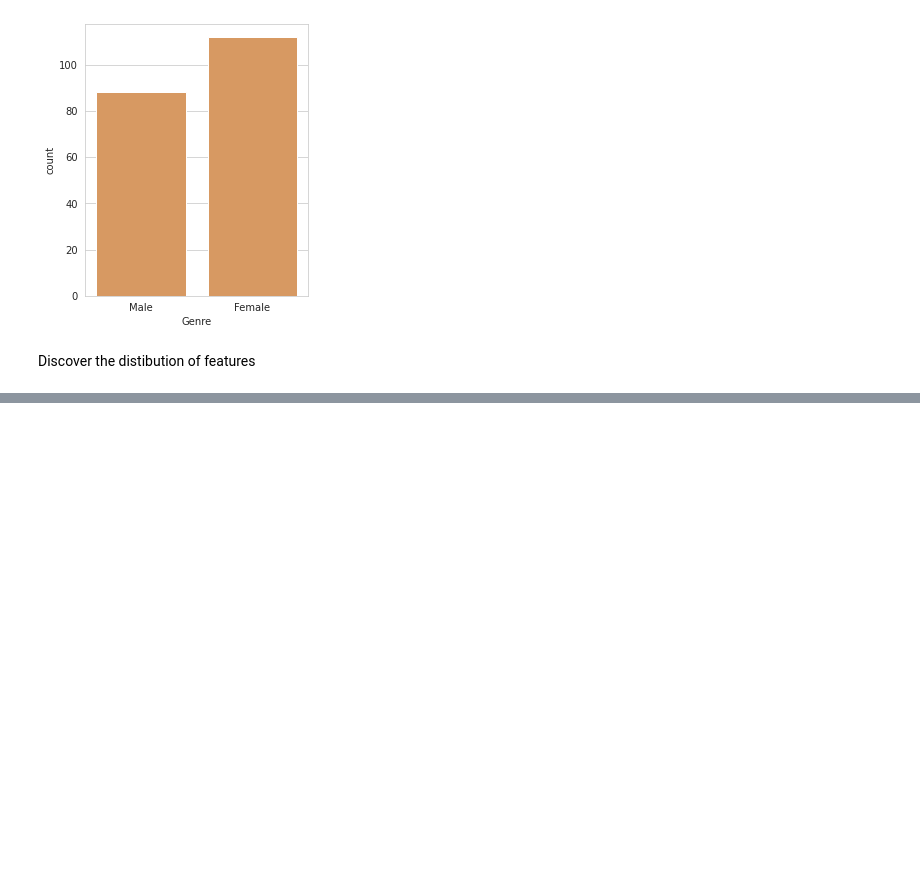
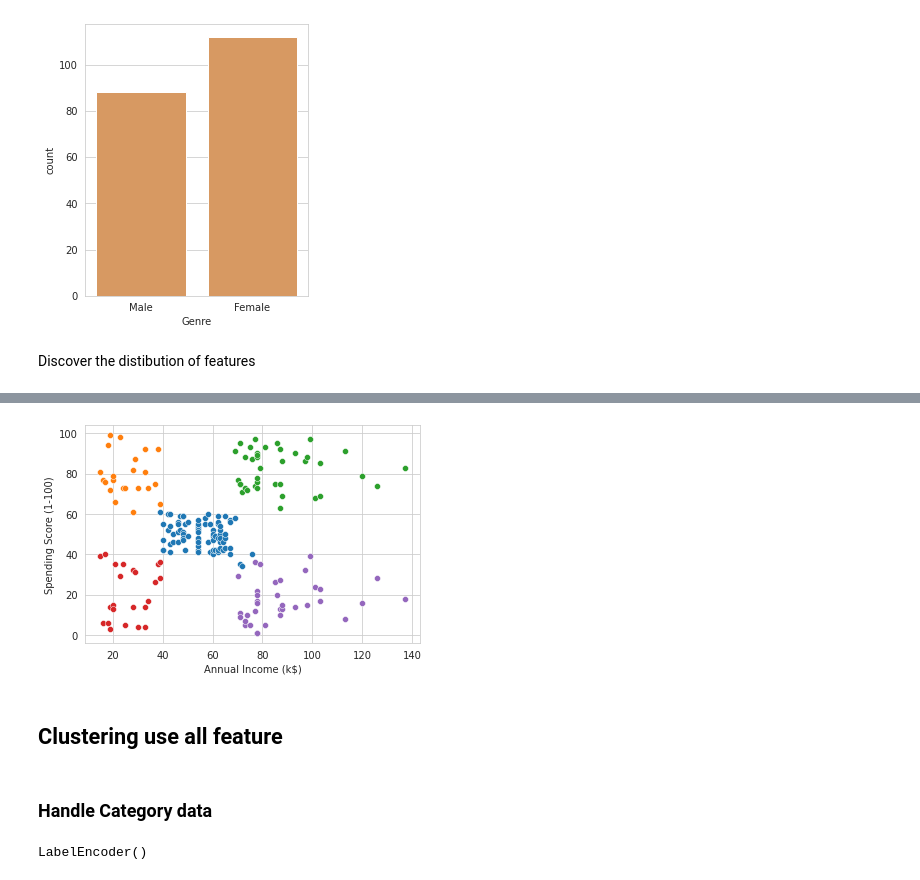
Before and after one commit to truongthuanr/self-learning-project, a Jupyter notebook: 03_MallCustomer.ipynb, the cells around one changed output, grey strips where cells are left out. Drawn from its saved outputs; the diff is of its cells as text; code cells hidden in the pictures; blank space fills up the shorter version.

```diff
--- a/03_MallCustomer.ipynb
+++ b/03_MallCustomer.ipynb
@@ -83,0 +115,6 @@ Discover the distibution of features
+# %%
+km = KMeans(n_clusters=5, init='k-means++', n_init=10, max_iter=300, random_state=0)
+# %%
+x=pd.DataFrame()
+x['Annual Income (k$)']=df['Annual Income (k$)'].copy()
+x['Spending Score (1-100)'] = df['Spending Score (1-100)'].copy()
@@ -83,0 +130,2 @@ Discover the distibution of features
+# %%
+ymeans = km.fit_predict(x)
@@ -83,0 +145,9 @@ Discover the distibution of features
+# %%
+for i in range(0,5):
+  sns.scatterplot(x=df[ymeans==i]['Annual Income (k$)'],y=df[ymeans==i]['Spending Score (1-100)'])
+# %% [output]
+[figure, added]
+# %% [markdown]
+## Clustering use all feature
+# %% [markdown]
+### Handle Category data
@@ -83,0 +158,4 @@ Discover the distibution of features
+# %%
+lbl.fit(list(df['Genre'].values))
+# %% [output]
+LabelEncoder()
```
Also changed, not shown: parts of 25 cells of this notebook.
